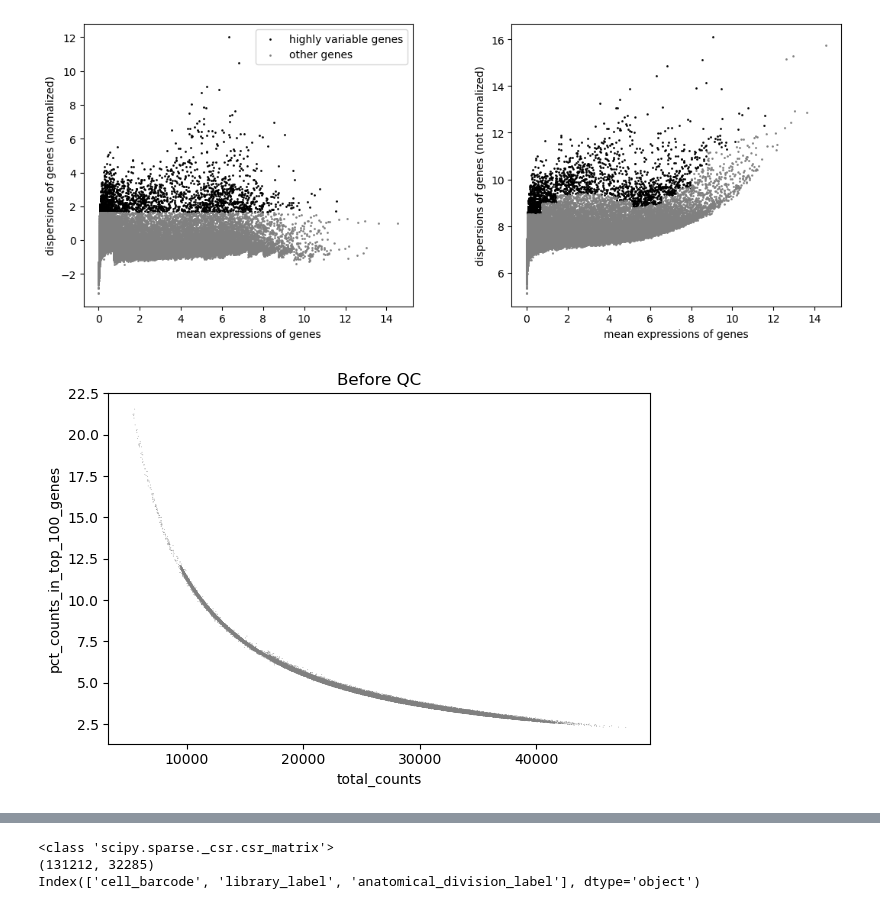
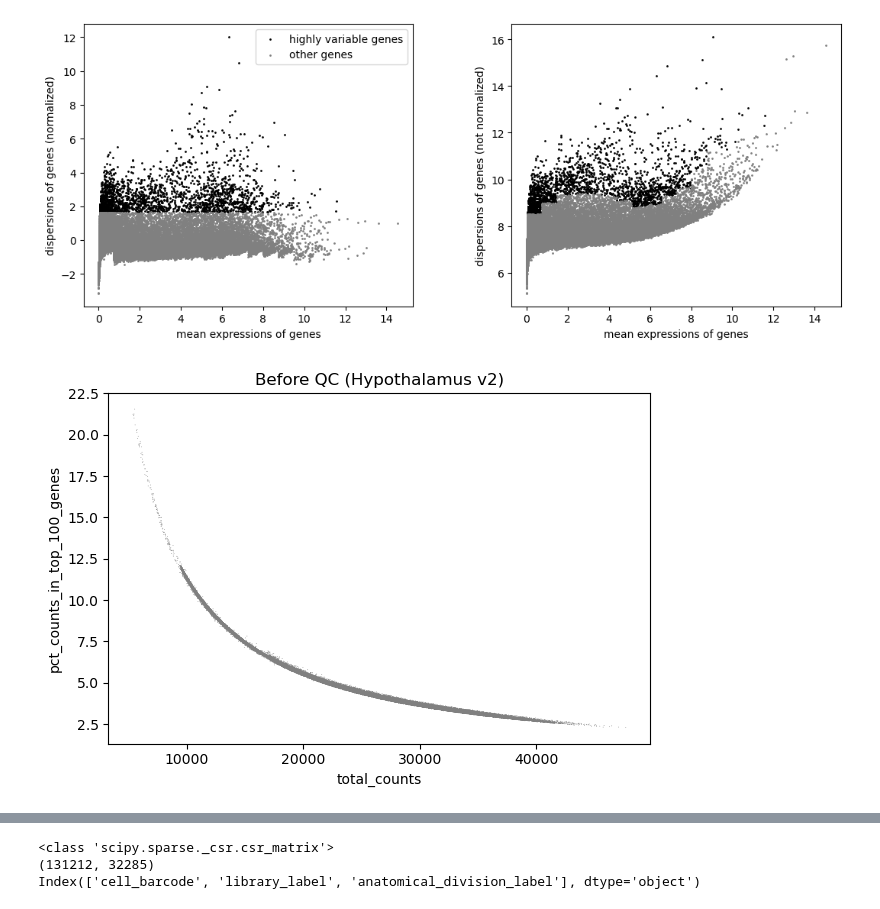
Before and after one commit to vex-me-not/MLKinCompBioFinalProject, a Jupyter notebook: notebooks/datapre.ipynb, the cells around one changed output, grey strips where cells are left out. Cells and saved outputs as stored; diff of their text form; code cells hidden in the pictures.

```diff
--- a/notebooks/datapre.ipynb
+++ b/notebooks/datapre.ipynb
@@ -79,7 +130,7 @@ sc.pl.highly_variable_genes(adata_hyv2)
 # %%
-sc.pl.scatter(adata_hyv2, x='total_counts', y='pct_counts_in_top_100_genes',title="Before QC")
+sc.pl.scatter(adata_hyv2, x='total_counts', y='pct_counts_in_top_100_genes',title="Before QC (Hypothalamus v2)")
 # %% [output]
-[figure, old version]
+[figure, new version]
 # %%
 # Filter out likely dead or damaged cells
 adata_hyv2 = adata_hyv2[adata_hyv2.obs['n_genes_by_counts'] > 500, :]
```
Also changed, not shown: parts of 39 cells of this notebook.
